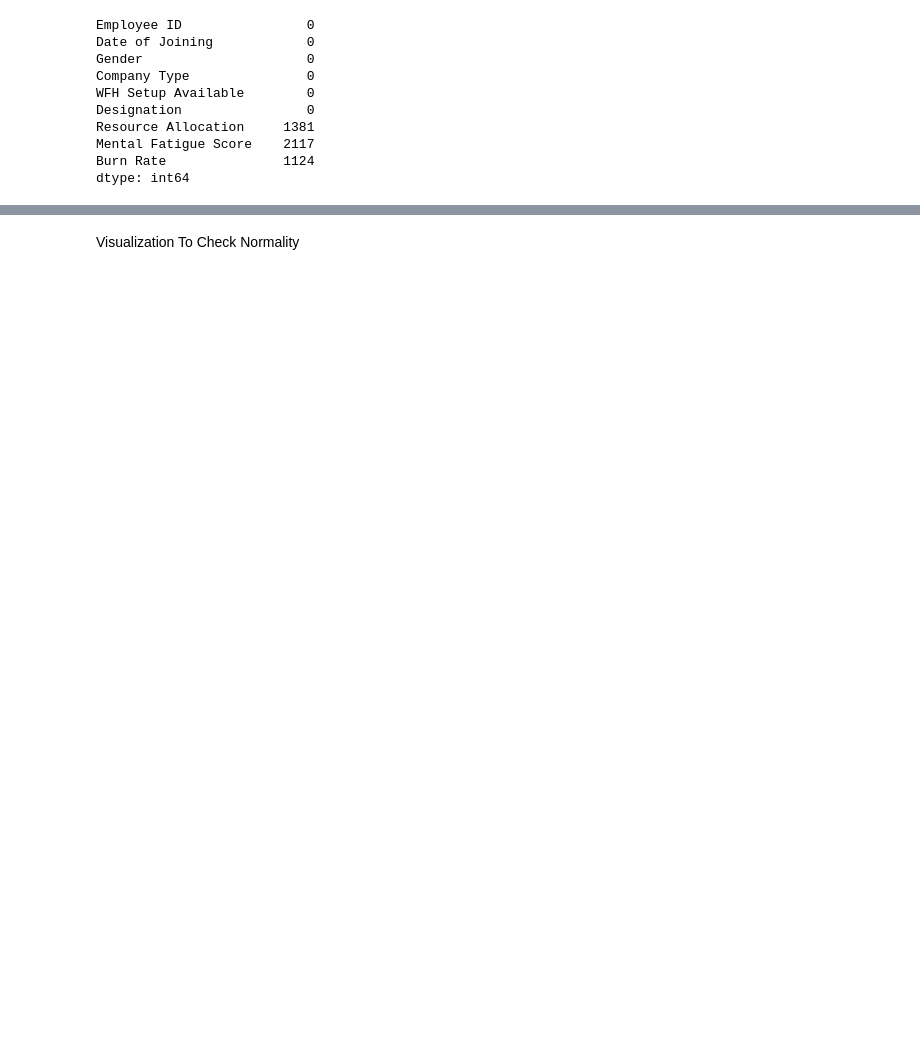
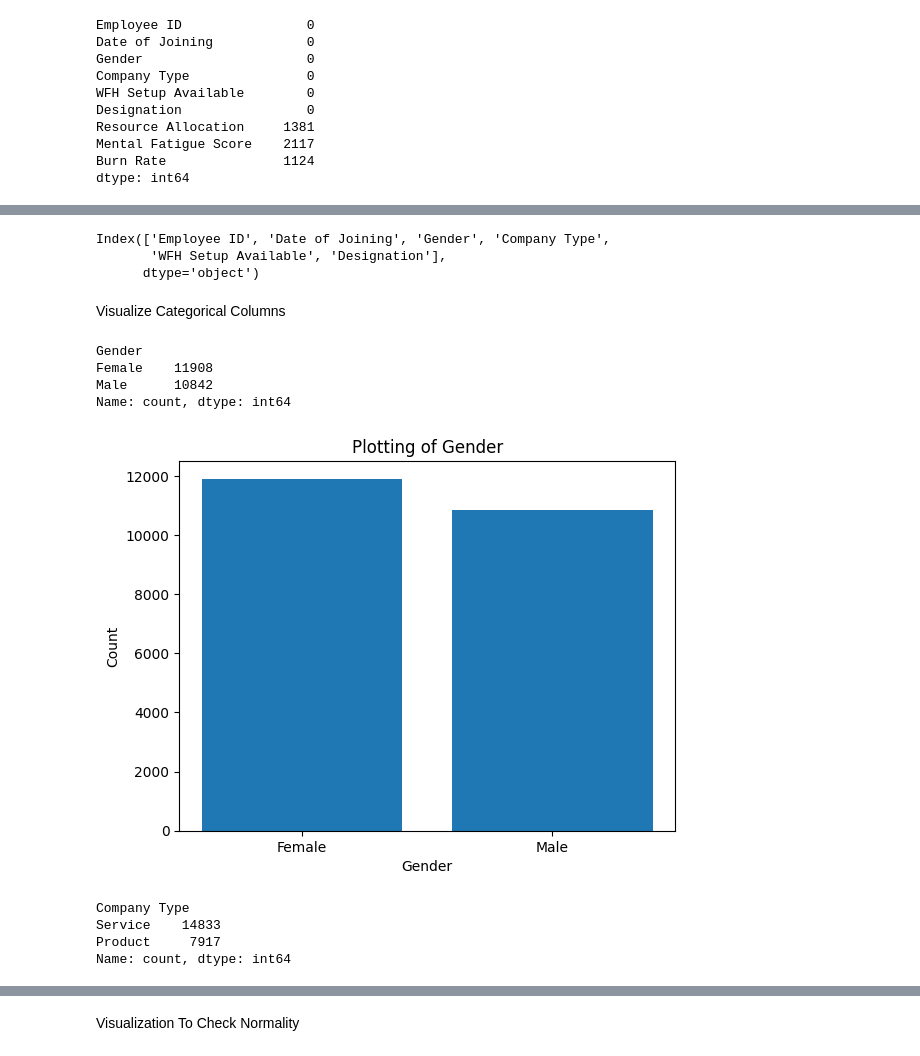
Before and after one commit to SohaybWael/intern, a Jupyter notebook: Submissions/Internships/Gannat/EmployeeBurnout_Gannat.ipynb, the cells around one changed output, grey strips where cells are left out. Saved outputs shown, nothing was run; the diff lists cells and outputs as text; code cells hidden in the pictures; blank space fills up the shorter version.

```diff
--- a/Submissions/Internships/Gannat/EmployeeBurnout_Gannat.ipynb
+++ b/Submissions/Internships/Gannat/EmployeeBurnout_Gannat.ipynb
@@ -132,0 +129,31 @@ dtype: int64
+# %%
+df.columns
+# %% [output]
+Index(['Employee ID', 'Date of Joining', 'Gender', 'Company Type',
+       'WFH Setup Available', 'Designation'],
+      dtype='object')
+# %% [markdown]
+Visualize Categorical Columns
+# %%
+df['Gender'].value_counts()
+# %% [output]
+Gender
+Female    11908
+Male      10842
+Name: count, dtype: int64
+# %%
+Gender_count = df['Gender'].value_counts()
+plt.bar(Gender_count.index, Gender_count)
+plt.xlabel('Gender')
+plt.ylabel('Count')
+plt.title('Plotting of Gender')
+plt.show()
+# %% [output]
+[figure, added]
+# %%
+df['Company Type'].value_counts()
+# %% [output]
+Company Type
+Service    14833
+Product     7917
+Name: count, dtype: int64
```
Also changed, not shown: parts of 36 cells of this notebook, 3 other files.
